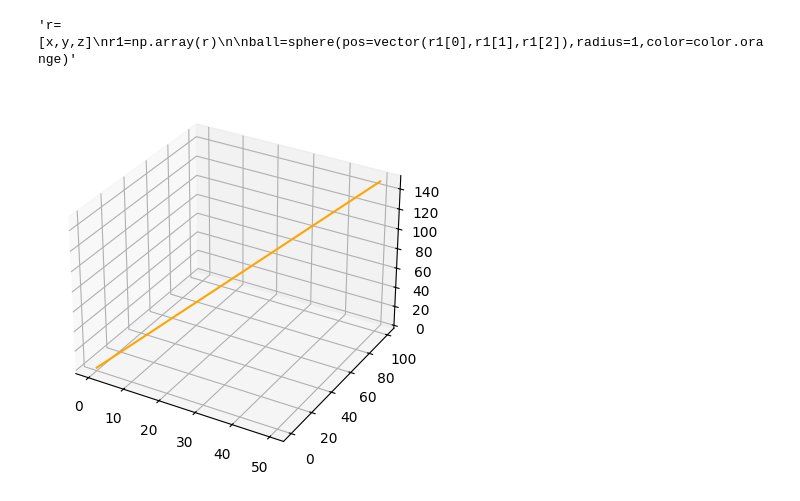
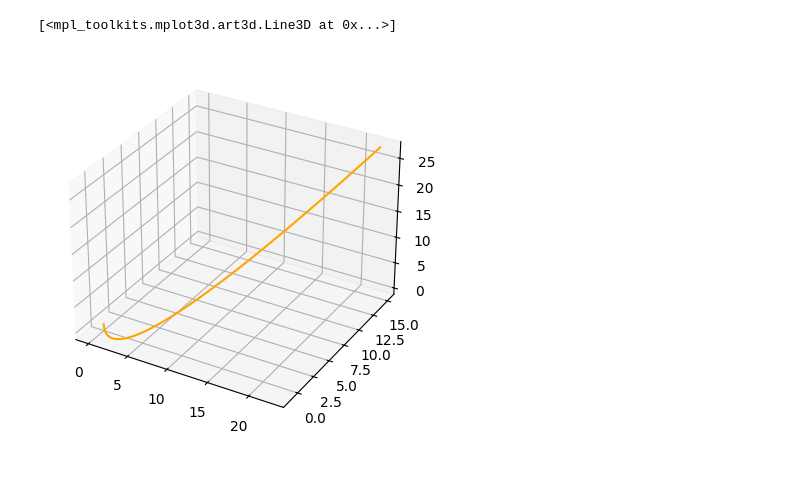
Before and after one commit to SUPARNAJIT-lang/Dynamics_de_chargeparticle, a Jupyter notebook: Particle physics.ipynb, the cells around one changed output. Cells and saved outputs as stored; diff of their text form; code cells hidden in the pictures; blank space fills up the shorter version.

```diff
--- a/Particle physics.ipynb
+++ b/Particle physics.ipynb
@@ -5,40 +5,34 @@ from scipy.integrate import odeint
 import matplotlib.pyplot as plt
 from mpl_toolkits.mplot3d import Axes3D
 # Create a NEW canvas each time you run
 canvas()  # Add this line!
 
 E=np.array([1,2,3])
 m=1
 q=1
-t=np.linspace(0,10,1000)
+t=np.linspace(0,5,1000)
 def F(state,t):
     x,y,z,vx,vy,vz=state
     ax=E.T[0]*(q/m)
     ay=E.T[1]*(q/m)
     az=E.T[2]*(q/m)
 
     return [vx,vy,vz,ax,ay,az]
 
-state0=[0,0,0,0,0,0]
+state0=[0,0,0,2,-2,-2]
 sol=odeint(F,state0,t)
 
 # Create figure and 3D axis
 fig = plt.figure()
 ax = fig.add_subplot(111, projection='3d')
 
 # Your plotting code here
 
 ax.plot(sol.T[0],sol.T[1],sol.T[2],color="orange")
-
-
-'''r=[x,y,z]
-r1=np.array(r)
-
-ball=sphere(pos=vector(r1[0],r1[1],r1[2]),radius=1,color=color.orange)'''
 # %% [output]
 [interactive output not drawn]
 [interactive output not drawn]
 [interactive output not drawn]
 [interactive output not drawn]
-'r=[x,y,z]\nr1=np.array(r)\n\nball=sphere(pos=vector(r1[0],r1[1],r1[2]),radius=1,color=color.orange)'
+[<mpl_toolkits.mplot3d.art3d.Line3D at 0x...>]
-[figure, old version]
+[figure, new version]
```
